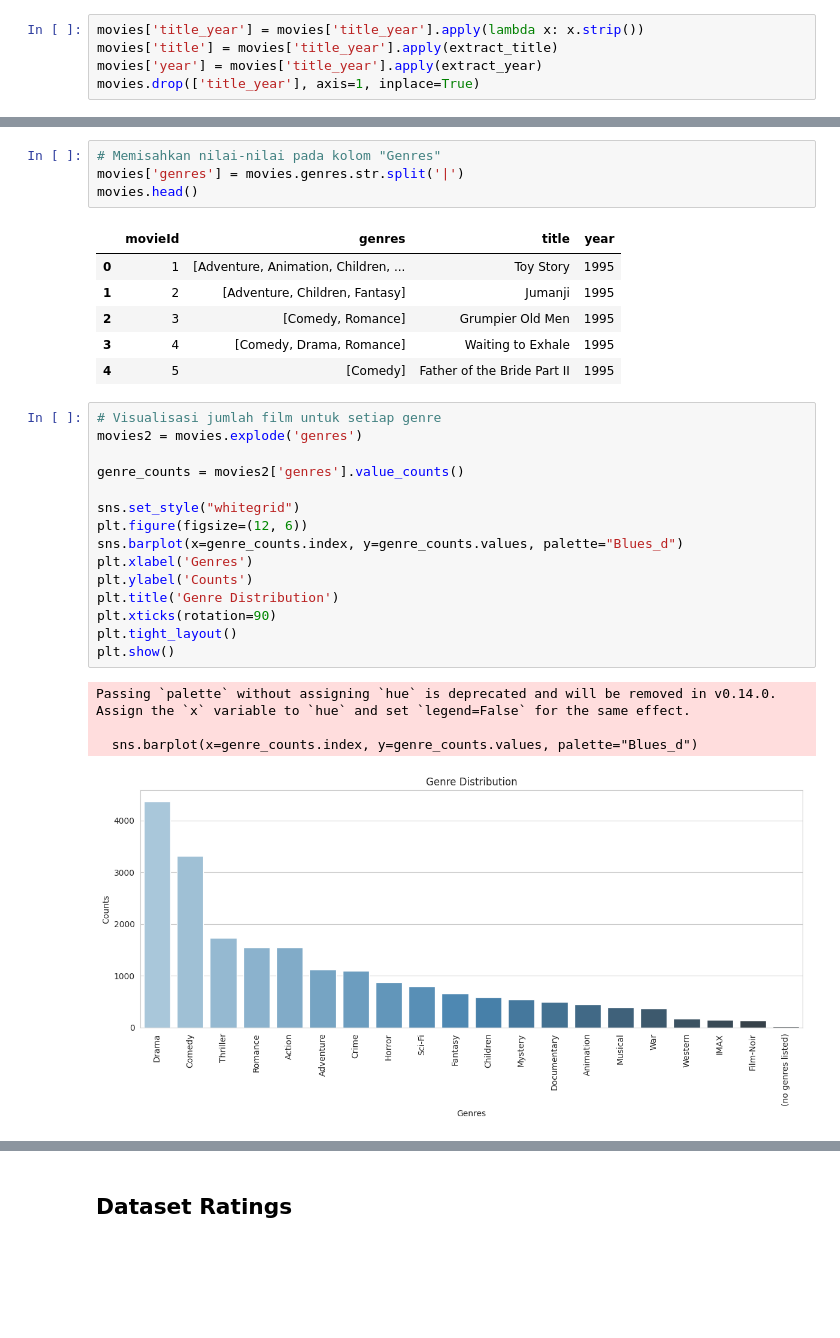
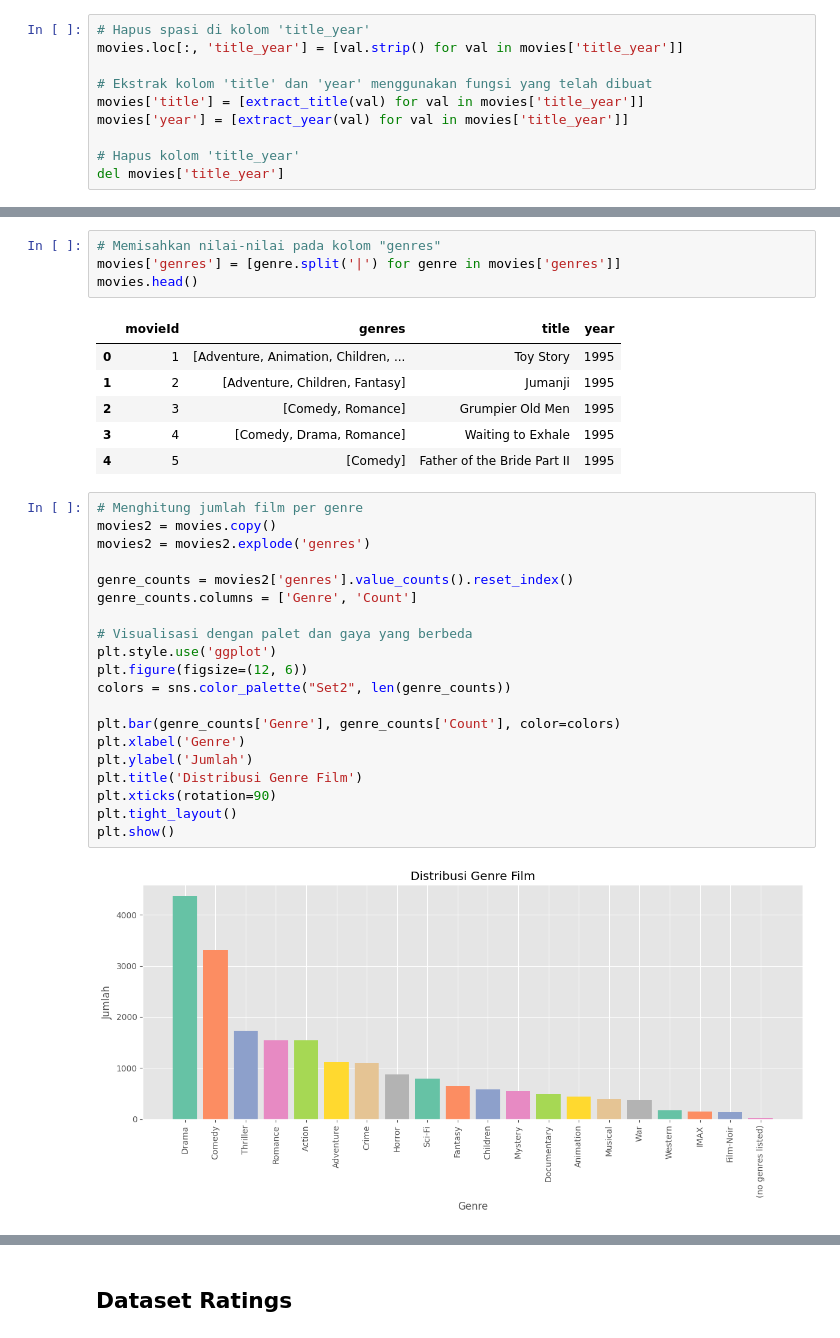
Before and after one commit to LuqmanXHakim/system-recommendation-movies, a Jupyter notebook: sistem_rekomendasi_movie.ipynb, the cells around one changed output, grey strips where cells are left out. Saved outputs shown, nothing was run; the diff lists cells and outputs as text; blank space fills up the shorter version.

```diff
--- a/sistem_rekomendasi_movie.ipynb
+++ b/sistem_rekomendasi_movie.ipynb
@@ -200,9 +192,14 @@ def extract_year(title_year):
     return np.nan
-# %%
-movies['title_year'] = movies['title_year'].apply(lambda x: x.strip())
-movies['title'] = movies['title_year'].apply(extract_title)
-movies['year'] = movies['title_year'].apply(extract_year)
-movies.drop(['title_year'], axis=1, inplace=True)
+# %%
+# Hapus spasi di kolom 'title_year'
+movies.loc[:, 'title_year'] = [val.strip() for val in movies['title_year']]
+
+# Ekstrak kolom 'title' dan 'year' menggunakan fungsi yang telah dibuat
+movies['title'] = [extract_title(val) for val in movies['title_year']]
+movies['year'] = [extract_year(val) for val in movies['title_year']]
+
+# Hapus kolom 'title_year'
+del movies['title_year']
 # %%
 movies.head()
 # %% [output]
@@ -213,8 +210,8 @@ movies.head()
 | 3 | 4 | Comedy|Drama|Romance | Waiting to Exhale | 1995 |
 | 4 | 5 | Comedy | Father of the Bride Part II | 1995 |
 # %%
-# Memisahkan nilai-nilai pada kolom "Genres"
-movies['genres'] = movies.genres.str.split('|')
+# Memisahkan nilai-nilai pada kolom "genres"
+movies['genres'] = [genre.split('|') for genre in movies['genres']]
 movies.head()
 # %% [output]
 |  | movieId | genres | title | year |
@@ -224,25 +221,27 @@ movies.head()
 | 3 | 4 | [Comedy, Drama, Romance] | Waiting to Exhale | 1995 |
 | 4 | 5 | [Comedy] | Father of the Bride Part II | 1995 |
 # %%
-# Visualisasi jumlah film untuk setiap genre
-movies2 = movies.explode('genres')
+# Menghitung jumlah film per genre
+movies2 = movies.copy()
+movies2 = movies2.explode('genres')
 
-genre_counts = movies2['genres'].value_counts()
+genre_counts = movies2['genres'].value_counts().reset_index()
+genre_counts.columns = ['Genre', 'Count']
 
-sns.set_style("whitegrid")
+# Visualisasi dengan palet dan gaya yang berbeda
+plt.style.use('ggplot')
 plt.figure(figsize=(12, 6))
-sns.barplot(x=genre_counts.index, y=genre_counts.values, palette="Blues_d")
-plt.xlabel('Genres')
-plt.ylabel('Counts')
-plt.title('Genre Distribution')
+colors = sns.color_palette("Set2", len(genre_counts))
+
+plt.bar(genre_counts['Genre'], genre_counts['Count'], color=colors)
+plt.xlabel('Genre')
+plt.ylabel('Jumlah')
+plt.title('Distribusi Genre Film')
 plt.xticks(rotation=90)
 plt.tight_layout()
 plt.show()
 # %% [output]
-Passing `palette` without assigning `hue` is deprecated and will be removed in v0.14.0. Assign the `x` variable to `hue` and set `legend=False` for the same effect.
-
-  sns.barplot(x=genre_counts.index, y=genre_counts.values, palette="Blues_d")
-[figure, old version]
+[figure, new version]
 # %%
 # Menampilkan jumlah missing value pada dataset\
 movies.isna().sum()
```
Also changed, not shown: parts of 12 cells of this notebook, 1 other file.
